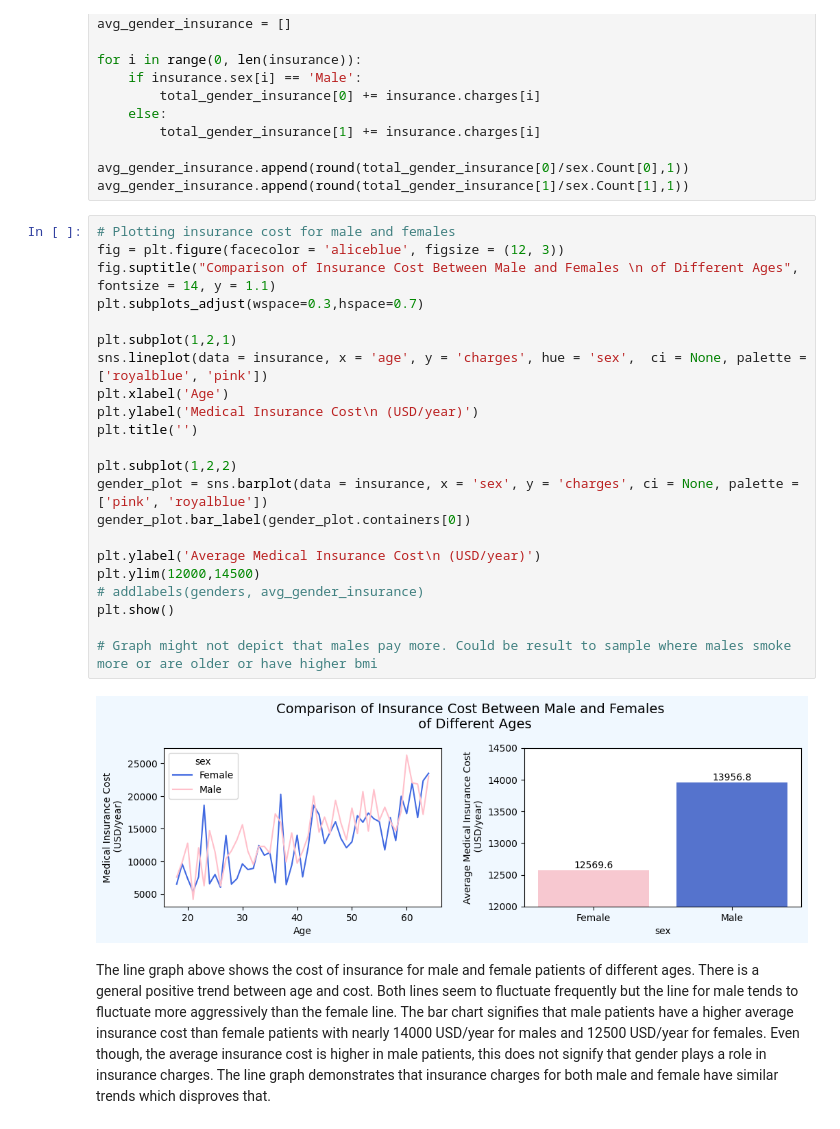
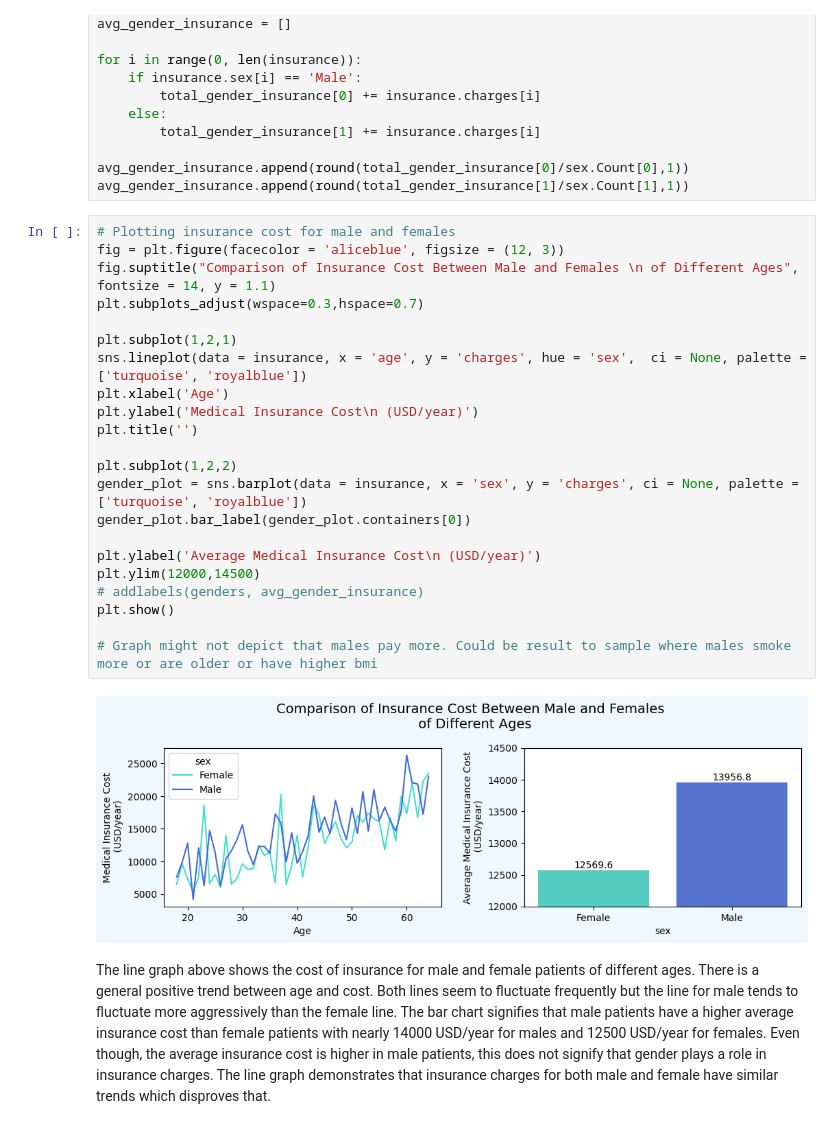
Before and after one commit to LouisThong15/Data-Analysis-Projects, a Jupyter notebook: Medical Insurance Analysis/Medical Insurance Cost Data Analysis.ipynb, the cells around one changed output. Cells and saved outputs as stored; diff of their text form.

```diff
--- a/Medical Insurance Analysis/Medical Insurance Cost Data Analysis.ipynb
+++ b/Medical Insurance Analysis/Medical Insurance Cost Data Analysis.ipynb
@@ -332,27 +341,27 @@ avg_gender_insurance.append(round(total_gender_insurance[1]/sex.Count[1],1))
 # %%
 # Plotting insurance cost for male and females
 fig = plt.figure(facecolor = 'aliceblue', figsize = (12, 3))
 fig.suptitle("Comparison of Insurance Cost Between Male and Females \n of Different Ages", fontsize = 14, y = 1.1)
 plt.subplots_adjust(wspace=0.3,hspace=0.7)
 
 plt.subplot(1,2,1)
-sns.lineplot(data = insurance, x = 'age', y = 'charges', hue = 'sex',  ci = None, palette = ['royalblue', 'pink'])
+sns.lineplot(data = insurance, x = 'age', y = 'charges', hue = 'sex',  ci = None, palette = ['turquoise', 'royalblue'])
 plt.xlabel('Age')
 plt.ylabel('Medical Insurance Cost\n (USD/year)')
 plt.title('')
 
 plt.subplot(1,2,2)
-gender_plot = sns.barplot(data = insurance, x = 'sex', y = 'charges', ci = None, palette = ['pink', 'royalblue'])
+gender_plot = sns.barplot(data = insurance, x = 'sex', y = 'charges', ci = None, palette = ['turquoise', 'royalblue'])
 gender_plot.bar_label(gender_plot.containers[0])
 
 plt.ylabel('Average Medical Insurance Cost\n (USD/year)')
 plt.ylim(12000,14500)
 # addlabels(genders, avg_gender_insurance)
 plt.show()
 
 # Graph might not depict that males pay more. Could be result to sample where males smoke more or are older or have higher bmi
 # %% [output]
-[figure, old version]
+[figure, new version]
 # %% [markdown]
 The line graph above shows the cost of insurance for male and female patients of different ages. There is a general positive trend between age and cost. Both lines seem to fluctuate frequently but the line for male tends to fluctuate more aggressively than the female line. The bar chart signifies that male patients have a higher average insurance cost than female patients with nearly 14000 USD/year for males and 12500 USD/year for females. Even though, the average insurance cost is higher in male patients, this does not signify that gender plays a role in insurance charges. The line graph demonstrates that insurance charges for both male and female have similar trends which disproves that.
 # %% [markdown]
```
Also changed, not shown: parts of 3 cells of this notebook.
